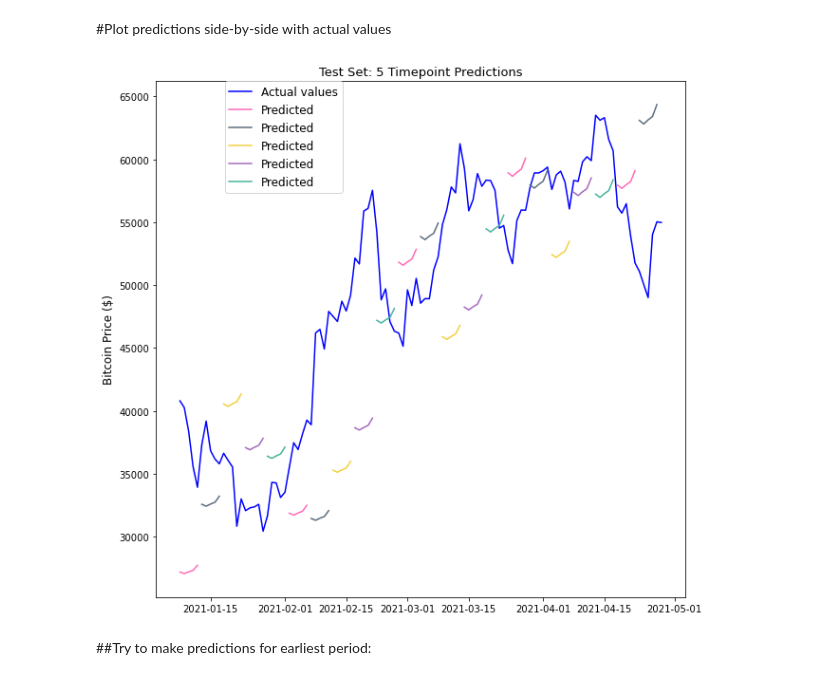
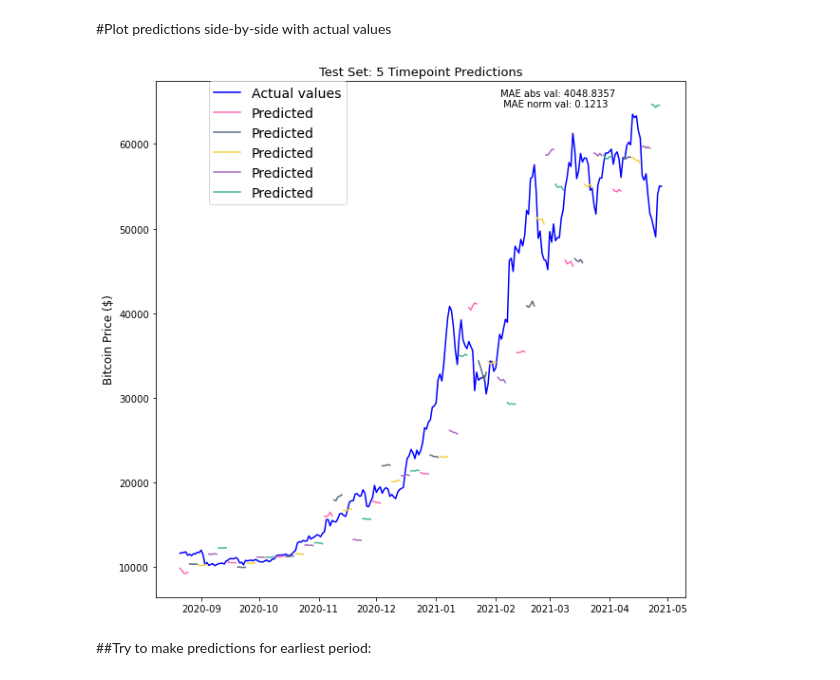
Before and after one commit to teoad95/Deep-learning-Cryptocurrency-price-prediction, a Jupyter notebook: cryptocurrency_forecasting_georg.ipynb, the cells around one changed output. Saved outputs shown, nothing was run; the diff lists cells and outputs as text; code cells hidden in the pictures.

```diff
--- a/cryptocurrency_forecasting_georg.ipynb
+++ b/cryptocurrency_forecasting_georg.ipynb
@@ -75,6 +179,9 @@ Convert DataFrames to numpy arrays
 LSTM_training_inputs = [np.array(LSTM_training_input) for LSTM_training_input in LSTM_training_inputs]
 LSTM_training_inputs = np.array(LSTM_training_inputs)
 
+LSTM_val_inputs = [np.array(LSTM_val_input) for LSTM_val_input in LSTM_val_inputs]
+LSTM_val_inputs = np.array(LSTM_val_inputs)
+
 LSTM_test_inputs = [np.array(LSTM_test_input) for LSTM_test_input in LSTM_test_inputs]
 LSTM_test_inputs = np.array(LSTM_test_inputs)
 # %% [markdown]
@@ -231,17 +345,18 @@ LSTM_ranged_training_outputs = np.array(LSTM_ranged_training_outputs)
 # %% [markdown]
 Build the model
 # %%
-neurons = 20
+neurons = 50
 
-ranged_btcoin_model = build_model(LSTM_training_inputs, output_size=pred_range, neurons=neurons)
+ranged_btcoin_model = build_model(LSTM_training_inputs, output_size=pred_range, neurons=neurons, \
+                                  optimizer=tf.keras.optimizers.RMSprop())
 # %% [markdown]
 Train the model
 # %%
 np.random.seed(202)
 
-epochs = 20
-batch_size = 1
+epochs = 50
+batch_size = 64
 
 ranged_hist = ranged_btcoin_model.fit(LSTM_training_inputs[:-pred_range], LSTM_ranged_training_outputs,
-                                      epochs=epochs, batch_size=batch_size, verbose=2, shuffle=True)
+                                       validation_data=(LSTM_val_inputs[:-pred_range], LSTM_ranged_val_outputs), epochs=epochs, batch_size=batch_size, verbose=2, shuffle=True, workers=8)
 # %% [output]
@@ -266,6 +396,6 @@ Epoch 20/20
 #Get predictions and reformat array
 # %%
 pred_prices = (ranged_btcoin_model.predict(LSTM_test_inputs)[:-pred_range][::pred_range] + 1) *\
-              test_set['Close'].values[:-(window_len + pred_range)][::pred_range].reshape(int(np.ceil((len(LSTM_test_inputs) -
+              test_set['bit_Close'].values[:-(window_len + pred_range)][::pred_range].reshape(int(np.ceil((len(LSTM_test_inputs) -
                                                                                             pred_range)/float(pred_range))), 1)
 # %% [markdown]
@@ -273,30 +404,46 @@ pred_prices = (ranged_btcoin_model.predict(LSTM_test_inputs)[:-pred_range][::pre
 # %%
 pred_colors = ["#FF69B4", "#5D6D7E", "#F4D03F", "#A569BD", "#45B39D"]
 
 fig, ax1 = plt.subplots(1, 1, figsize=(10, 10))
 
-ax1.plot(pd.to_datetime(bitcoin_market_info[bitcoin_market_info['Date'] >= split_date]['Date'][window_len:]),
-         test_set['Close'][window_len:], label='Actual values', color='b')
+ax1.plot(pd.to_datetime(bitcoin_market_info[bitcoin_market_info['Date'] >= split_date_val]['Date'][window_len:]),
+         test_set['bit_Close'][window_len:], label='Actual values', color='b')
 
 for i, pred in enumerate(pred_prices):
 
     if i < pred_range: #Print label=predicted for the first time
 
-        ax1.plot(pd.to_datetime(bitcoin_market_info[bitcoin_market_info['Date'] >= split_date]['Date'][window_len:])[(i * pred_range):((i * pred_range) + pred_range)],
+        ax1.plot(pd.to_datetime(bitcoin_market_info[bitcoin_market_info['Date'] >= split_date_val]['Date'][window_len:])[(i * pred_range):((i * pred_range) + pred_range)],
                  pred, color=pred_colors[i % pred_range], label='Predicted')
 
     else: #Dont print label=predicted again
 
-        ax1.plot(pd.to_datetime(bitcoin_market_info[bitcoin_market_info['Date'] >= split_date]['Date'][window_len:])[
+        ax1.plot(pd.to_datetime(bitcoin_market_info[bitcoin_market_info['Date'] >= split_date_val]['Date'][window_len:])[
                  (i * pred_range):((i * pred_range) + pred_range)],
                  pred, color=pred_colors[i % pred_range])
 
 ax1.set_title('Test Set: 5 Timepoint Predictions', fontsize=13)
 ax1.set_ylabel('Bitcoin Price ($)', fontsize=12)
 ax1.legend(bbox_to_anchor=(0.13, 1), loc=2, borderaxespad=0., prop={'size': 12})
+
+ax1.legend(loc=2, bbox_to_anchor=(0.1, 1), borderaxespad=0., prop={'size': 14})
+
+res = ((len(test_set['bit_Close'].values[window_len:])-window_len)%pred_range)
+test_set_len = len(test_set['bit_Close'])
+
+all_preds_plus1 = (((ranged_btcoin_model.predict(LSTM_test_inputs)[:-pred_range][::pred_range] + 1)).reshape(-1))
+
+MAE_norm_val = np.mean( np.abs(all_preds_plus1 - (test_set['bit_Close'].values[window_len:(test_set_len-res)]/test_set['bit_Close'].values[:-(window_len+res)])))
+
+MAE_abs_val = np.mean(np.abs((pred_prices.reshape(-1)) - (test_set['bit_Close'].values[window_len:test_set_len-res])))
+
+
+ax1.annotate('MAE abs val: %.4f \n MAE norm val: %.4f' % (MAE_abs_val, MAE_norm_val),
+             xy=(0.65, 0.95), xycoords='axes fraction',
+             xytext=(0.65, 0.95), textcoords='axes fraction')
 plt.show()
 # %% [output]
-[figure, old version]
+[figure, new version]
 # %% [markdown]
 ##Try to make predictions for earliest period:
 # %% [markdown]
```
Also changed, not shown: parts of 27 cells of this notebook.
